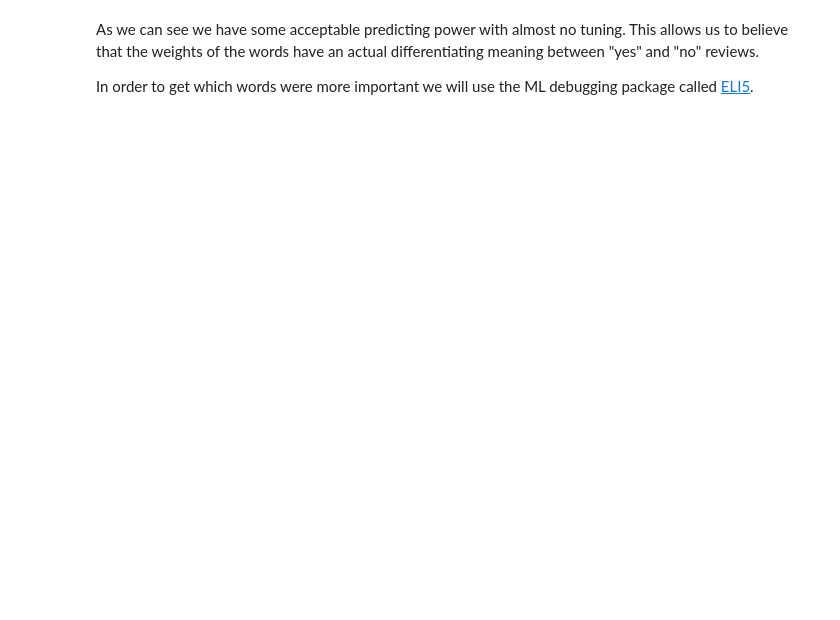
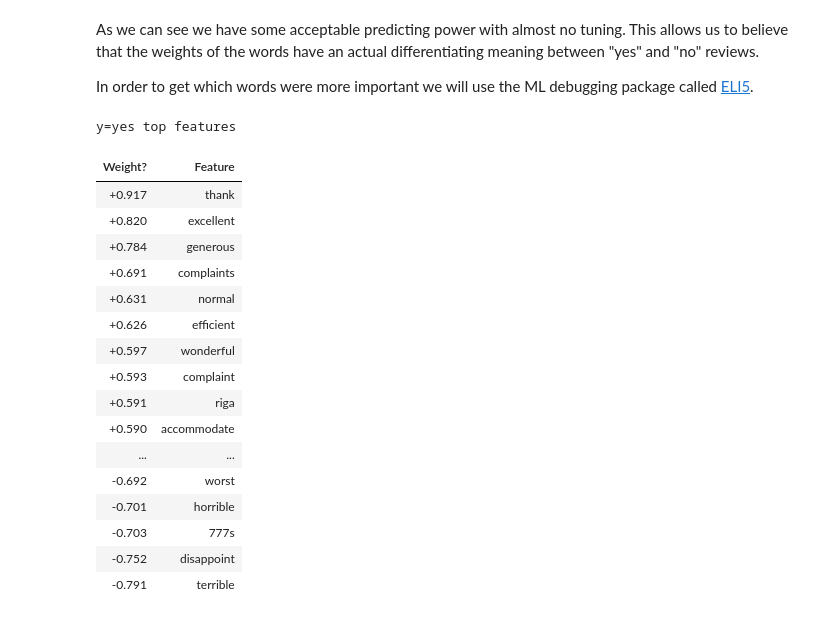
Before and after one commit to MikeXydas/Data-Bites, a Jupyter notebook: Airline_Reviews_Analysis.ipynb, the cells around one changed output. Saved outputs shown, nothing was run; the diff lists cells and outputs as text; code cells hidden in the pictures; blank space fills up the shorter version.

Commit message:
Used the explain_weights of ELI5 package in order to see which words differentiate a positive from a negative review.

```diff
--- a/Airline_Reviews_Analysis.ipynb
+++ b/Airline_Reviews_Analysis.ipynb
@@ -372,5 +410,24 @@ As we can see we have some acceptable predicting power with almost no tuning. Th
 
 In order to get which words were more important we will use the ML debugging package called [ELI5](https://github.com/TeamHG-Memex/eli5).
 # %%
-eli5.show_weights(clf, vec=vec, top=10,
-                  target_names=['yes', 'no'])
+eli5.sklearn.explain_linear_classifier_weights(clf, vec=vec, top=30,
+                  target_names=['no', 'yes'], targets=['no', 'yes'])
+# %% [output]
+y=yes top features
+| Weight? | Feature |
+| +0.917 | thank |
+| +0.820 | excellent |
+| +0.784 | generous |
+| +0.691 | complaints |
+| +0.631 | normal |
+| +0.626 | efficient |
+| +0.597 | wonderful |
+| +0.593 | complaint |
+| +0.591 | riga |
+| +0.590 | accommodate |
+| ... | ... |
+| -0.692 | worst |
+| -0.701 | horrible |
+| -0.703 | 777s |
+| -0.752 | disappoint |
+| -0.791 | terrible |
```
Also changed, not shown: parts of 18 cells of this notebook, 1 other file.
